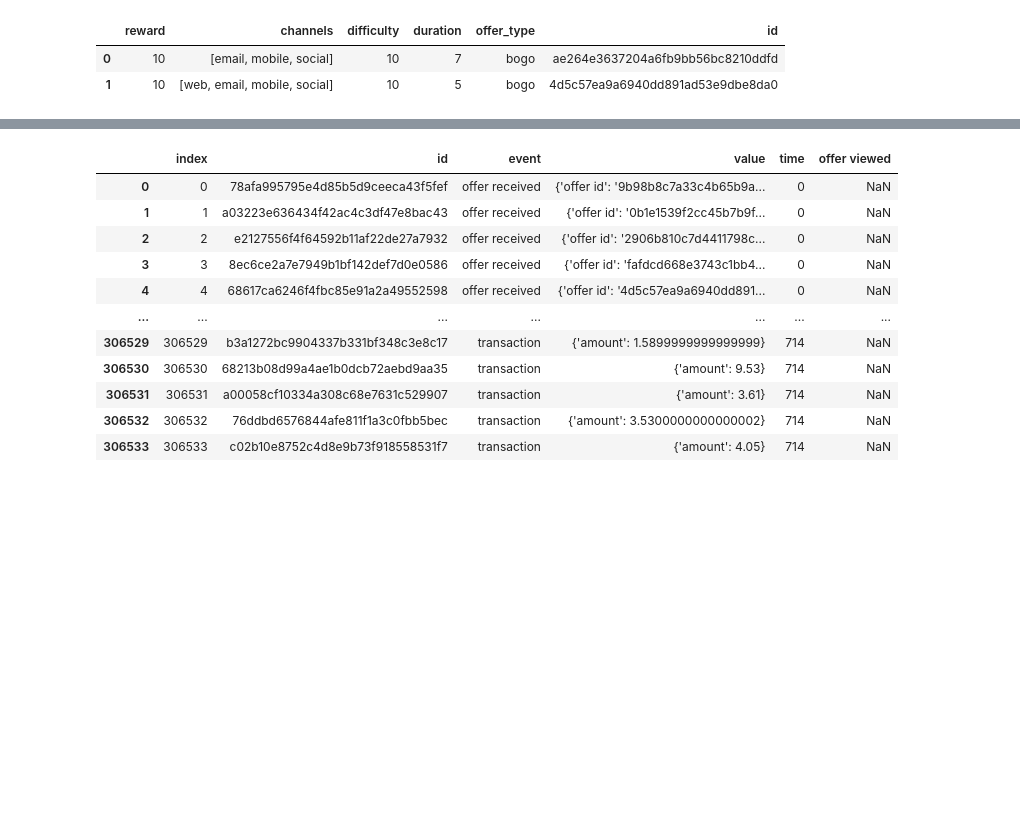
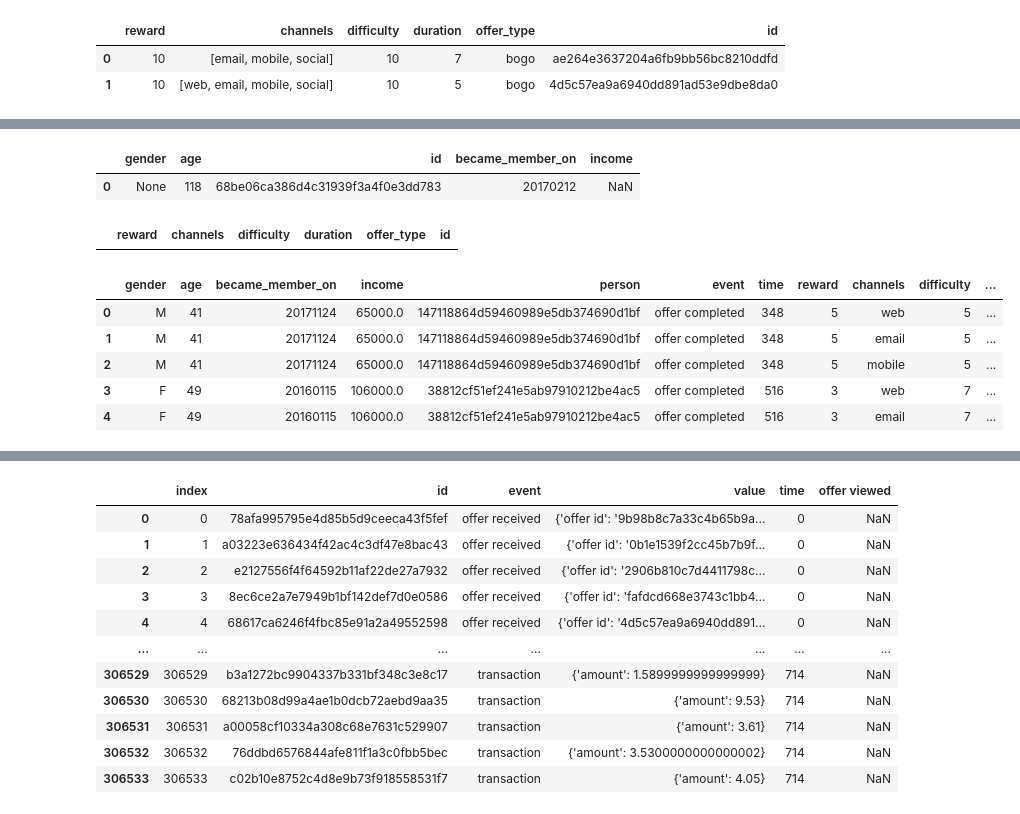
Before and after one commit to cbarros7/ml_engineer_nanodegree, a Jupyter notebook: capstone_project/Starbucks_Capstone_notebook.ipynb, the cells around one changed output, grey strips where cells are left out. Cells and saved outputs as stored; diff of their text form; code cells hidden in the pictures; blank space fills up the shorter version.

```diff
--- a/capstone_project/Starbucks_Capstone_notebook.ipynb
+++ b/capstone_project/Starbucks_Capstone_notebook.ipynb
@@ -249,0 +264,25 @@ TypeError: tuple indices must be integers or slices, not list
+# %%
+profile.head(1)
+# %% [output]
+|  | gender | age | id | became_member_on | income |
+| 0 | None | 118 | 68be06ca386d4c31939f3a4f0e3dd783 | 20170212 | NaN |
+# %%
+portfolio[portfolio['id'] == '0e03241e165b4686a2e5e546d499e637']
+# %% [output]
+|  | reward | channels | difficulty | duration | offer_type | id |
+# %%
+completed = pd.merge(profile, offer_completed, how="inner", left_on= "id",  right_on="person").\
+            merge(portfolio, how="inner", left_on= "offer_id",  right_on="id")
+
+columns_df_completed = ['id_x', 'index', 'id_y', 'offer_id']
+
+# Delete columns
+completed.drop(columns_df_completed, axis=1, inplace=True)
+completed.head(5)
+# %% [output]
+|  | gender | age | became_member_on | income | person | event | time | reward | channels | difficulty | ... |
+| 0 | M | 41 | 20171124 | 65000.0 | 147118864d59460989e5db374690d1bf | offer completed | 348 | 5 | web | 5 | ... |
+| 1 | M | 41 | 20171124 | 65000.0 | 147118864d59460989e5db374690d1bf | offer completed | 348 | 5 | email | 5 | ... |
+| 2 | M | 41 | 20171124 | 65000.0 | 147118864d59460989e5db374690d1bf | offer completed | 348 | 5 | mobile | 5 | ... |
+| 3 | F | 49 | 20160115 | 106000.0 | 38812cf51ef241e5ab97910212be4ac5 | offer completed | 516 | 3 | web | 7 | ... |
+| 4 | F | 49 | 20160115 | 106000.0 | 38812cf51ef241e5ab97910212be4ac5 | offer completed | 516 | 3 | email | 7 | ... |
```
Also changed, not shown: parts of 25 cells of this notebook.
